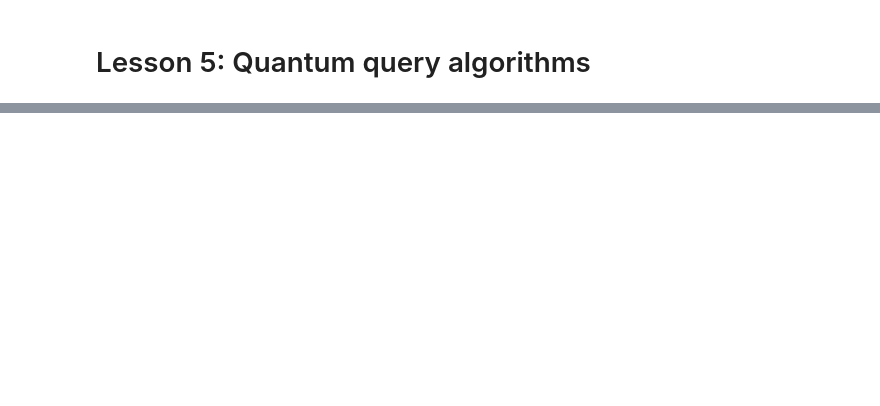
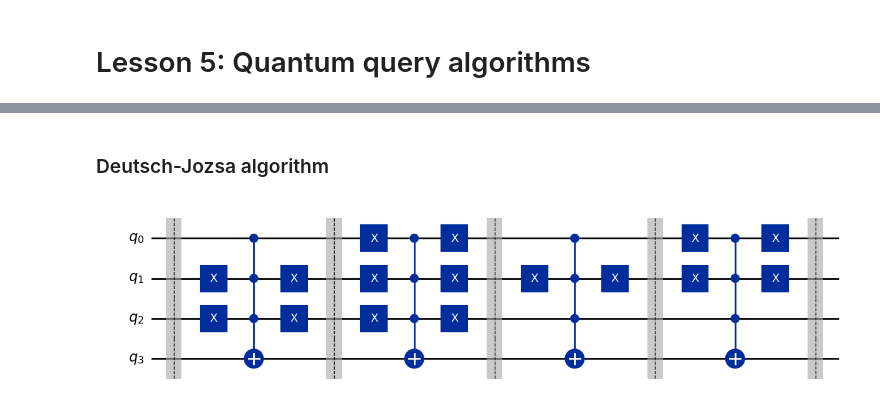
Before and after one commit to EvaaVos/Quantum_Computing_Course, a Jupyter notebook: Qiskit/Unit2_FundamentalsofQuantumAlgorithms.ipynb, the cells around one changed output, grey strips where cells are left out. Saved outputs shown, nothing was run; the diff lists cells and outputs as text; code cells hidden in the pictures; blank space fills up the shorter version.

```diff
--- a/Qiskit/Unit2_FundamentalsofQuantumAlgorithms.ipynb
+++ b/Qiskit/Unit2_FundamentalsofQuantumAlgorithms.ipynb
@@ -33,0 +132,35 @@ Downloading pbr-6.1.1-py2.py3-none-any.whl (108 kB)
+# %% [markdown]
+### Deutsch-Jozsa algorithm
+# %%
+## Generating circuit implementing for a query gate for a random function satisfying the promise for the Deutsch-Jozsa problem.
+
+def DJ_query(num_qubits):
+  circuit=QuantumCircuit(num_qubits + 1)
+
+## np.random.randint(0,2) genera un número aleatorio entero entre 0 (incluido) y 2 (excluido), es decir, solo puede devolver 0 o 1.
+## entra en if si np.random.randint es 1 (verdadero)
+
+  if np.random.randint(0,2):
+    circuit.x(num_qubits) ## Como solo entra 50% de las veces, cambiamos el estado a |1> el 50%
+  if np.random.randint(0,2):
+    return circuit
+
+  on_states = np.random.choice(range(2**num_qubits), 2**num_qubits // 2, replace=False)
+
+  def add_cx(circuit, bit_string):
+        for qubit, bit in enumerate(reversed(bit_string)):
+            if bit == "1":
+                circuit.x(qubit)
+        return circuit
+
+  for state in on_states:
+      circuit.barrier()  # Barriers are added to help visualize how the functions are created.
+      circuit = add_cx(circuit, f"{state:0b}")
+      circuit.mcx(list(range(num_qubits)), num_qubits)
+      circuit = add_cx(circuit, f"{state:0b}")
+  circuit.barrier()
+  return circuit
+
+display(DJ_query(3).draw(output="mpl"))
+# %% [output]
+[figure, added]
```
Also changed, not shown: parts of 10 cells of this notebook.
